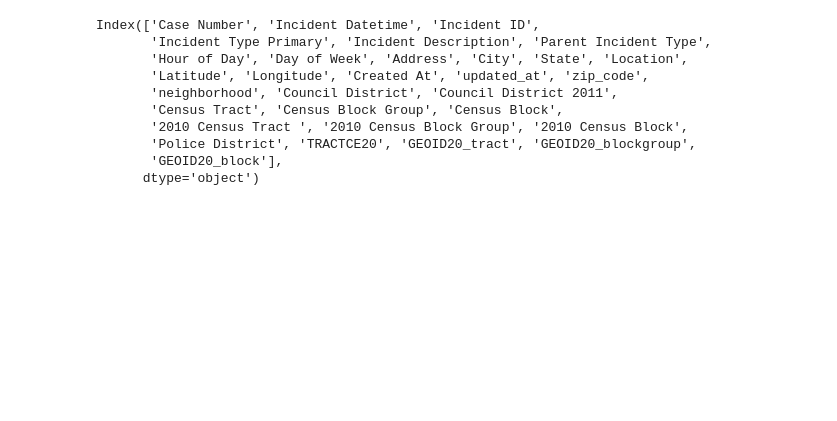
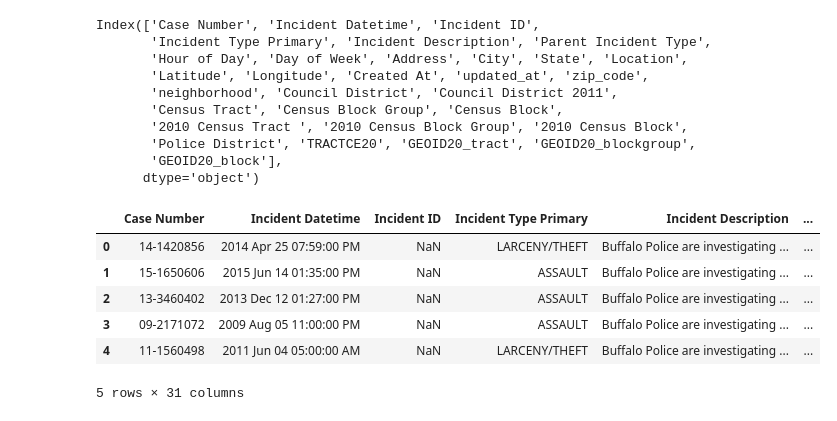
Before and after one commit to its-Ravi-Singh/Prac-NN-from-Scratch, a Jupyter notebook: Pytorch_NN.ipynb, the cells around one changed output. Saved outputs shown, nothing was run; the diff lists cells and outputs as text; code cells hidden in the pictures; blank space fills up the shorter version.

```diff
--- a/Pytorch_NN.ipynb
+++ b/Pytorch_NN.ipynb
@@ -210,5 +221,9 @@ torch.manual_seed(seed)
 device = torch.device("cuda" if torch.cuda.is_available() else "cpu")
 print("device:", device)
 
-df = pd.read_csv("Crime_Incidents_20260205.csv")
+df = pd.read_csv(
+    "Crime_Incidents_20260205.csv",
+    engine="python",
+    on_bad_lines="skip"   # skip broken rows
+)
 # %% [output]
@@ -226,3 +246,13 @@ Index(['Case Number', 'Incident Datetime', 'Incident ID',
        'Police District', 'TRACTCE20', 'GEOID20_tract', 'GEOID20_blockgroup',
        'GEOID20_block'],
       dtype='object')
+# %%
+display(df.head())
+# %% [output]
+|  | Case Number | Incident Datetime | Incident ID | Incident Type Primary | Incident Description | ... |
+| 0 | 14-1420856 | 2014 Apr 25 07:59:00 PM | NaN | LARCENY/THEFT | Buffalo Police are investigating ... | ... |
+| 1 | 15-1650606 | 2015 Jun 14 01:35:00 PM | NaN | ASSAULT | Buffalo Police are investigating ... | ... |
+| 2 | 13-3460402 | 2013 Dec 12 01:27:00 PM | NaN | ASSAULT | Buffalo Police are investigating ... | ... |
+| 3 | 09-2171072 | 2009 Aug 05 11:00:00 PM | NaN | ASSAULT | Buffalo Police are investigating ... | ... |
+| 4 | 11-1560498 | 2011 Jun 04 05:00:00 AM | NaN | LARCENY/THEFT | Buffalo Police are investigating ... | ... |
+5 rows × 31 columns
```
Also changed, not shown: parts of 32 cells of this notebook.
